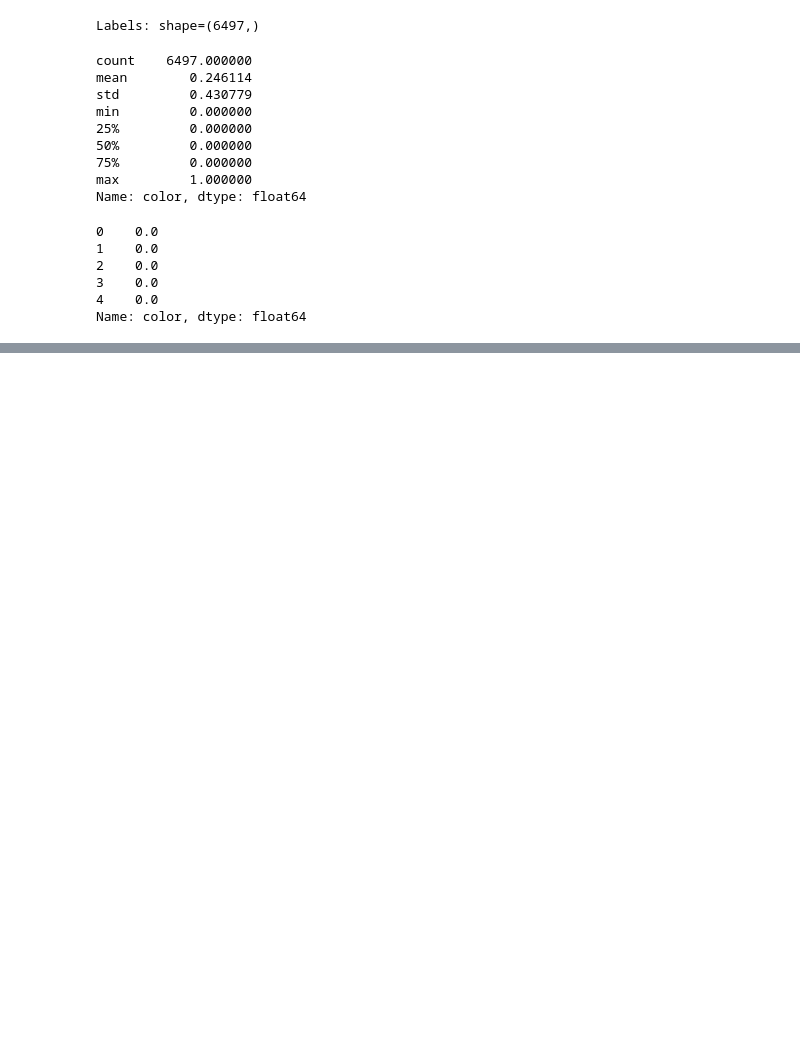
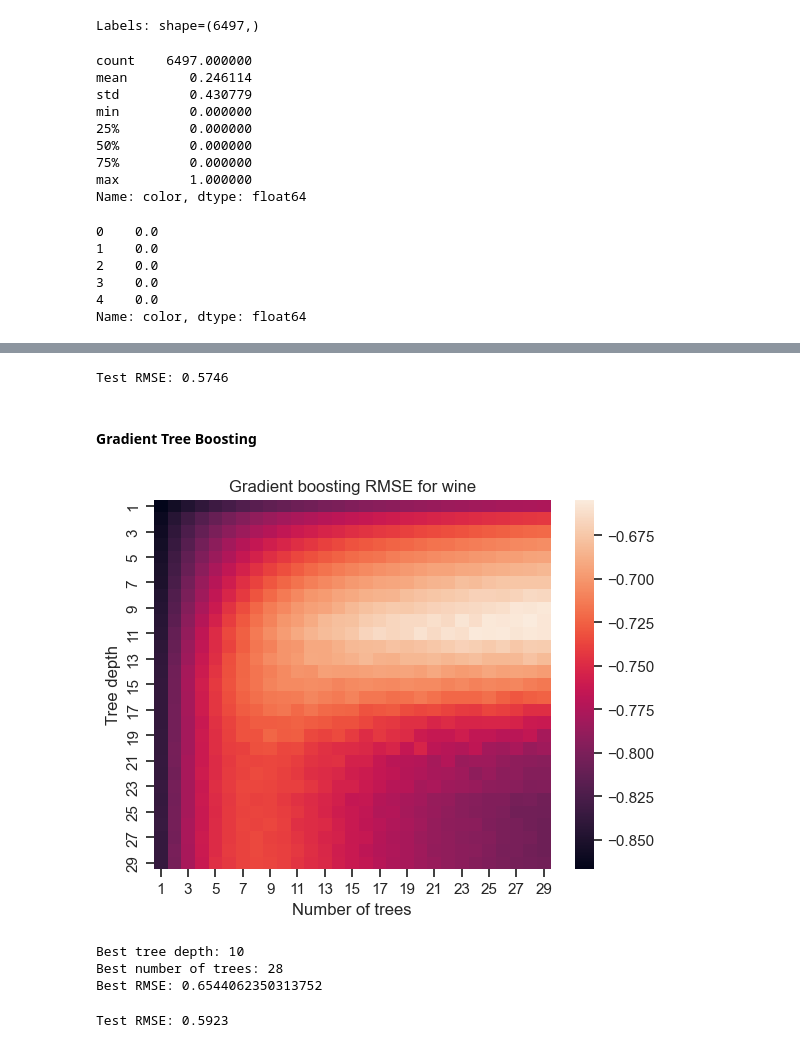
Before and after one commit to sngamos/UWaterloo_Winter, a Jupyter notebook: ECE457B-Machine-Learning/Assignments/Assignment2/submission/A2_code.ipynb, the cells around one changed output, grey strips where cells are left out. Cells and saved outputs as stored; diff of their text form; code cells hidden in the pictures; blank space fills up the shorter version.

```diff
--- a/ECE457B-Machine-Learning/Assignments/Assignment2/submission/A2_code.ipynb
+++ b/ECE457B-Machine-Learning/Assignments/Assignment2/submission/A2_code.ipynb
@@ -125,0 +343,50 @@ X_train, X_test, y_train, y_test = train_test_split(X, y, train_size=train_size,
+# %%
+# retrain the model with best parameters
+wine_final_forest = RandomForestRegressor(max_depth=best_wine_depth_forest, n_estimators=best_wine_n_estimators_forest)
+wine_final_forest.fit(X_wine_train, y_wine_train)
+
+wine_y_pred = wine_final_forest.predict(X_wine_test)
+wine_test_forest_rmse = np.sqrt(mean_squared_error(y_wine_test, wine_y_pred))
+print(f'Test RMSE: {wine_test_forest_rmse:.4f}')
+# %% [output]
+Test RMSE: 0.5746
+# %% [markdown]
+#### Gradient Tree Boosting
+# %%
+from sklearn.ensemble import GradientBoostingRegressor
+param_grid = {'n_estimators': range(1, 30), 'max_depth': range(1, 30)}
+wine_grid_search_boost = GridSearchCV(GradientBoostingRegressor(), param_grid, cv=cross_val, scoring='neg_root_mean_squared_error', n_jobs=-1)
+wine_grid_search_boost.fit(X_wine_train, y_wine_train)
+
+results = pd.DataFrame(wine_grid_search_boost.cv_results_)
+# %%
+heat_map_data = results.pivot(index='param_max_depth', columns='param_n_estimators', values='mean_test_score')
+
+sns.heatmap(heat_map_data)
+plt.title('Gradient boosting RMSE for wine')
+plt.xlabel('Number of trees')
+plt.ylabel('Tree depth')
+plt.show()
+
+## Best parameters
+best_wine_depth_boost = wine_grid_search_boost.best_params_['max_depth']
+best_wine_n_estimators_boost = wine_grid_search_boost.best_params_['n_estimators']
+best_wine_rmse_boost = -wine_grid_search_boost.best_score_
+print('Best tree depth:', best_wine_depth_boost)
+print('Best number of trees:', best_wine_n_estimators_boost)
+print('Best RMSE:', best_wine_rmse_boost)
+# %% [output]
+[figure, added]
+Best tree depth: 10
+Best number of trees: 28
+Best RMSE: 0.6544062350313752
+# %%
+# using best parameters to retrain the gradient tree boosting model
+wine_final_boost = GradientBoostingRegressor(max_depth=best_wine_depth_boost, n_estimators=best_wine_n_estimators_boost)
+wine_final_boost.fit(X_wine_train, y_wine_train)
+
+wine_y_pred = wine_final_boost.predict(X_wine_test)
+wine_test_boost_rmse = np.sqrt(mean_squared_error(y_wine_test, wine_y_pred))
+print(f'Test RMSE: {wine_test_boost_rmse:.4f}')
+# %% [output]
+Test RMSE: 0.5923
```
Also changed, not shown: parts of 65 cells of this notebook, 4 other files.
